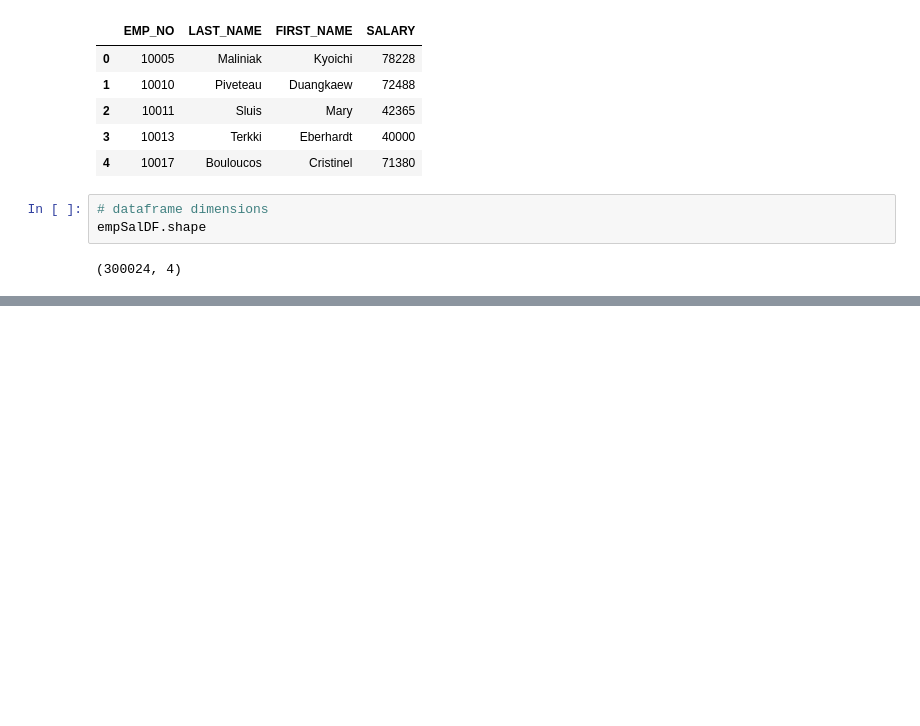
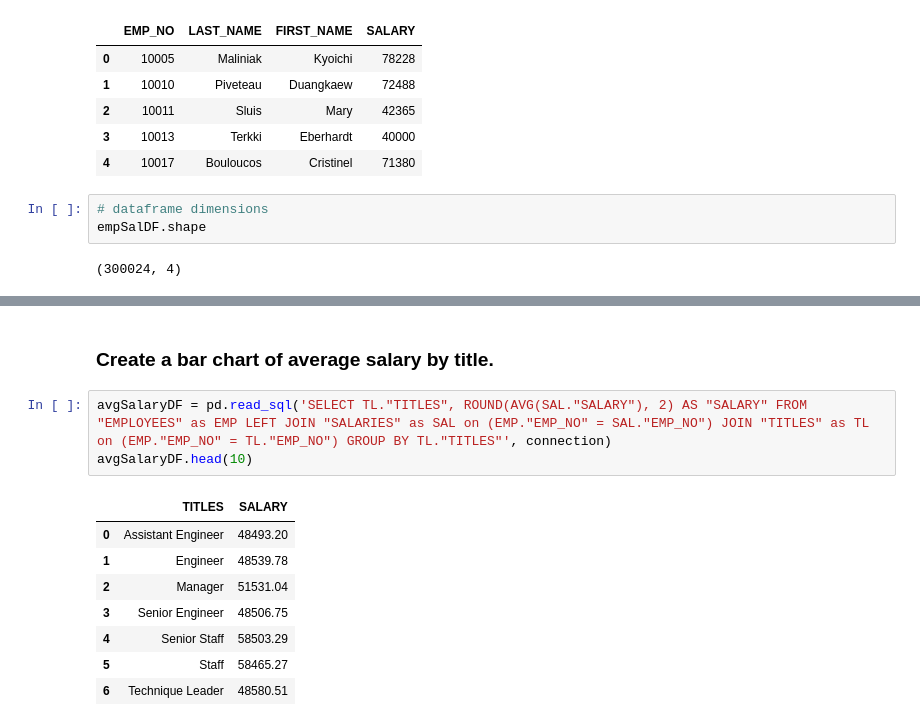
Before and after one commit to sainigurcharan/myUCIWork, a Jupyter notebook: 07 SQL Challenge/EmployeeSQL/EmployeeDatabase.ipynb, the cells around one changed output, grey strips where cells are left out. Drawn from its saved outputs; the diff is of its cells as text; blank space fills up the shorter version.

```diff
--- a/07 SQL Challenge/EmployeeSQL/EmployeeDatabase.ipynb
+++ b/07 SQL Challenge/EmployeeSQL/EmployeeDatabase.ipynb
@@ -53,0 +52,14 @@ for x in ax:
+# %% [markdown]
+### Create a bar chart of average salary by title.
+# %%
+avgSalaryDF = pd.read_sql('SELECT TL."TITLES", ROUND(AVG(SAL."SALARY"), 2) AS "SALARY" FROM "EMPLOYEES" as EMP LEFT JOIN "SALARIES" as SAL on (EMP."EMP_NO" = SAL."EMP_NO") JOIN "TITLES" as TL on (EMP."EMP_NO" = TL."EMP_NO") GROUP BY TL."TITLES"', connection)
+avgSalaryDF.head(10)
+# %% [output]
+|  | TITLES | SALARY |
+| 0 | Assistant Engineer | 48493.20 |
+| 1 | Engineer | 48539.78 |
+| 2 | Manager | 51531.04 |
+| 3 | Senior Engineer | 48506.75 |
+| 4 | Senior Staff | 58503.29 |
+| 5 | Staff | 58465.27 |
+| 6 | Technique Leader | 48580.51 |
```
Also changed, not shown: parts of 3 cells of this notebook.
